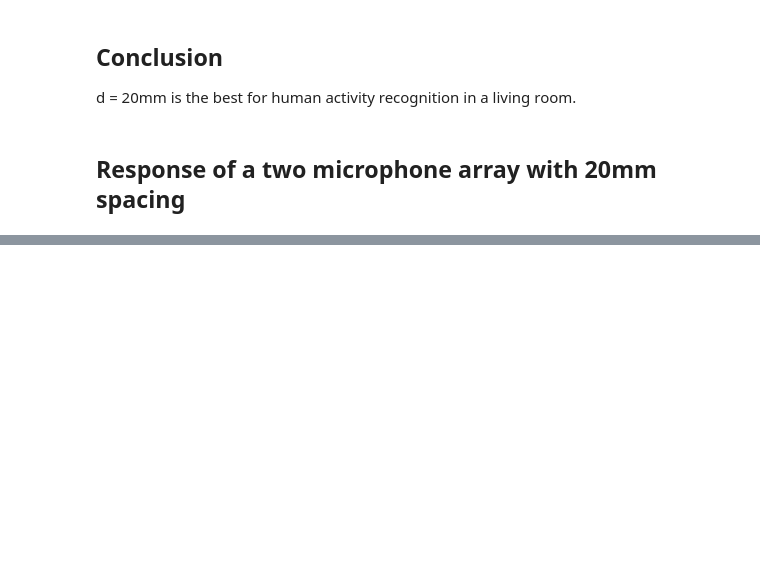
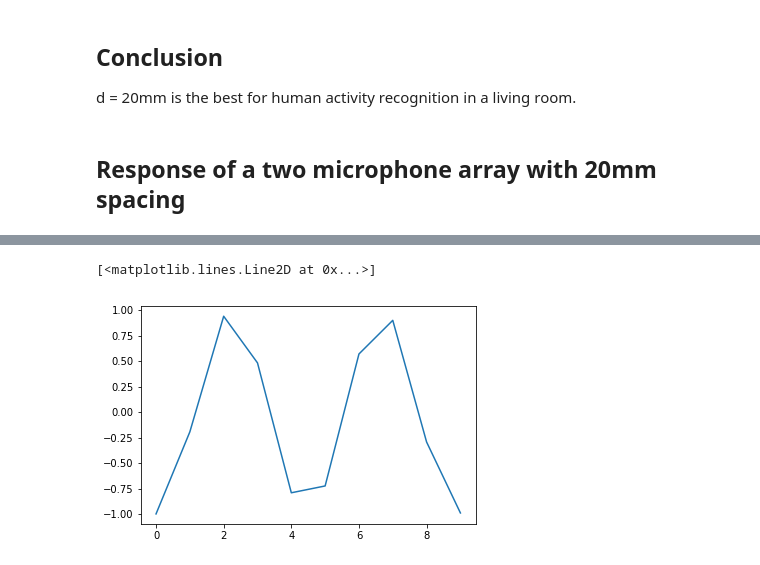
Before and after one commit to araobp/acoustic-features, a Jupyter notebook: ipynb/Beam forming.ipynb, the cells around one changed output, grey strips where cells are left out. Saved outputs shown, nothing was run; the diff lists cells and outputs as text; code cells hidden in the pictures; blank space fills up the shorter version.

```diff
--- a/ipynb/Beam forming.ipynb
+++ b/ipynb/Beam forming.ipynb
@@ -84,0 +106,5 @@ $$ f_2[n] = \sin \Bigl( \omega \frac{n}{f_s} - \frac{d \cos \theta}{c} \Bigr) $$
+# %%
+plt.plot(f2(n, 4400, 0)[:10])
+# %% [output]
+[<matplotlib.lines.Line2D at 0x...>]
+[figure, added]
```
Also changed, not shown: parts of 4 cells of this notebook.
